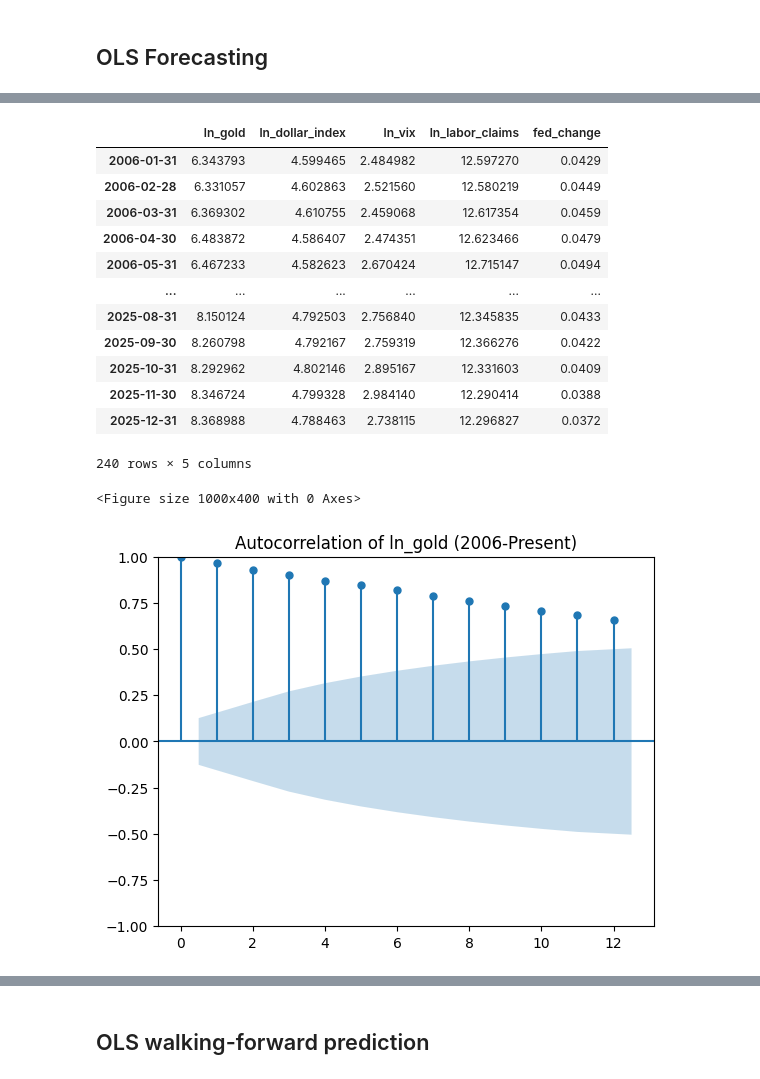
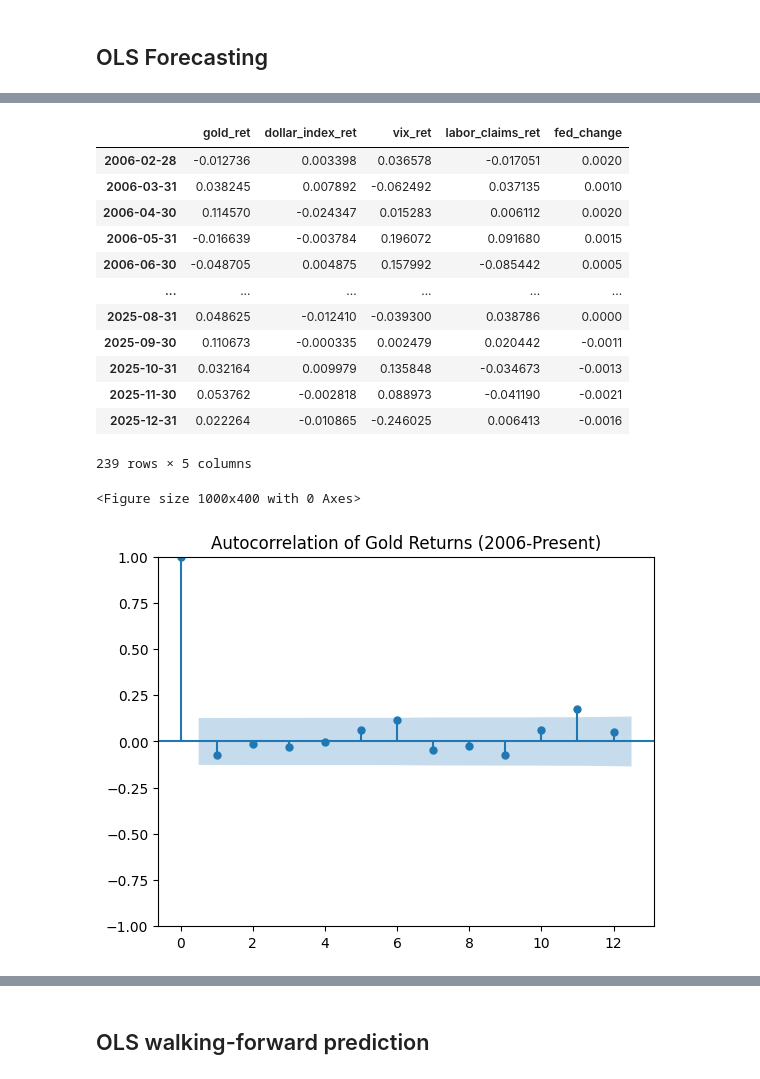
Before and after one commit to FulinQ/AQT, a Jupyter notebook: ARDL_ECM.ipynb, the cells around one changed output, grey strips where cells are left out. Cells and saved outputs as stored; diff of their text form; code cells hidden in the pictures.

```diff
--- a/ARDL_ECM.ipynb
+++ b/ARDL_ECM.ipynb
@@ -664,38 +664,38 @@ data_model
 240 rows × 9 columns
 # %%
-df_ln = pd.DataFrame()
+df_ret = pd.DataFrame()
 cols_to_transform = ['gold', 'dollar_index', 'vix', 'labor_claims'] # ไม่เอา IP, PPI ตามแผน Core Model
 for col in cols_to_transform:
     if col in data_model.columns:
-        df_ln[f'ln_{col}'] = np.log(data_model[col])
+        df_ret[f'{col}_ret'] = np.log(data_model[col]).diff()
 if 'fed_rate' in data_model.columns:
-    df_ln['fed_change'] = data_model['fed_rate']
+    df_ret['fed_change'] = data_model['fed_rate'].diff()
 
-df_ln.dropna(inplace=True)
-df_ln
+df_ret.dropna(inplace=True)
+df_ret
 # %% [output]
-|  | ln_gold | ln_dollar_index | ln_vix | ln_labor_claims | fed_change |
-| 2006-01-31 | 6.343793 | 4.599465 | 2.484982 | 12.597270 | 0.0429 |
-| 2006-02-28 | 6.331057 | 4.602863 | 2.521560 | 12.580219 | 0.0449 |
-| 2006-03-31 | 6.369302 | 4.610755 | 2.459068 | 12.617354 | 0.0459 |
-| 2006-04-30 | 6.483872 | 4.586407 | 2.474351 | 12.623466 | 0.0479 |
-| 2006-05-31 | 6.467233 | 4.582623 | 2.670424 | 12.715147 | 0.0494 |
+|  | gold_ret | dollar_index_ret | vix_ret | labor_claims_ret | fed_change |
+| 2006-02-28 | -0.012736 | 0.003398 | 0.036578 | -0.017051 | 0.0020 |
+| 2006-03-31 | 0.038245 | 0.007892 | -0.062492 | 0.037135 | 0.0010 |
+| 2006-04-30 | 0.114570 | -0.024347 | 0.015283 | 0.006112 | 0.0020 |
+| 2006-05-31 | -0.016639 | -0.003784 | 0.196072 | 0.091680 | 0.0015 |
+| 2006-06-30 | -0.048705 | 0.004875 | 0.157992 | -0.085442 | 0.0005 |
 | ... | ... | ... | ... | ... | ... |
-| 2025-08-31 | 8.150124 | 4.792503 | 2.756840 | 12.345835 | 0.0433 |
-| 2025-09-30 | 8.260798 | 4.792167 | 2.759319 | 12.366276 | 0.0422 |
-| 2025-10-31 | 8.292962 | 4.802146 | 2.895167 | 12.331603 | 0.0409 |
-| 2025-11-30 | 8.346724 | 4.799328 | 2.984140 | 12.290414 | 0.0388 |
-| 2025-12-31 | 8.368988 | 4.788463 | 2.738115 | 12.296827 | 0.0372 |
+| 2025-08-31 | 0.048625 | -0.012410 | -0.039300 | 0.038786 | 0.0000 |
+| 2025-09-30 | 0.110673 | -0.000335 | 0.002479 | 0.020442 | -0.0011 |
+| 2025-10-31 | 0.032164 | 0.009979 | 0.135848 | -0.034673 | -0.0013 |
+| 2025-11-30 | 0.053762 | -0.002818 | 0.088973 | -0.041190 | -0.0021 |
+| 2025-12-31 | 0.022264 | -0.010865 | -0.246025 | 0.006413 | -0.0016 |
-240 rows × 5 columns
+239 rows × 5 columns
 # %%
 # 2. ACF Analysis
 plt.figure(figsize=(10, 4))
-plot_acf(df_ln['ln_gold'], lags=12, alpha=0.05)
-plt.title('Autocorrelation of ln_gold (2006-Present)')
+plot_acf(df_ret['gold_ret'], lags=12, alpha=0.05)
+plt.title('Autocorrelation of Gold Returns (2006-Present)')
 plt.show()
 # %% [output]
 <Figure size 1000x400 with 0 Axes>
-[figure, old version]
+[figure, new version]
 # %%
 def plot_all_variables_lags(df, lags=12):
     num_cols = df.select_dtypes(include=['number']).columns
```
Also changed, not shown: parts of 22 cells of this notebook, 3 other files.
